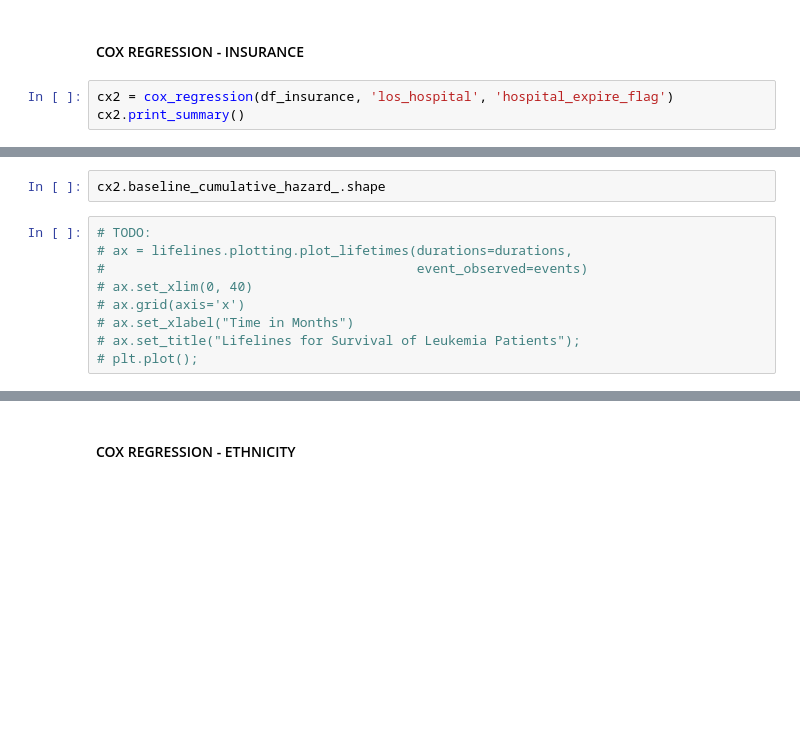
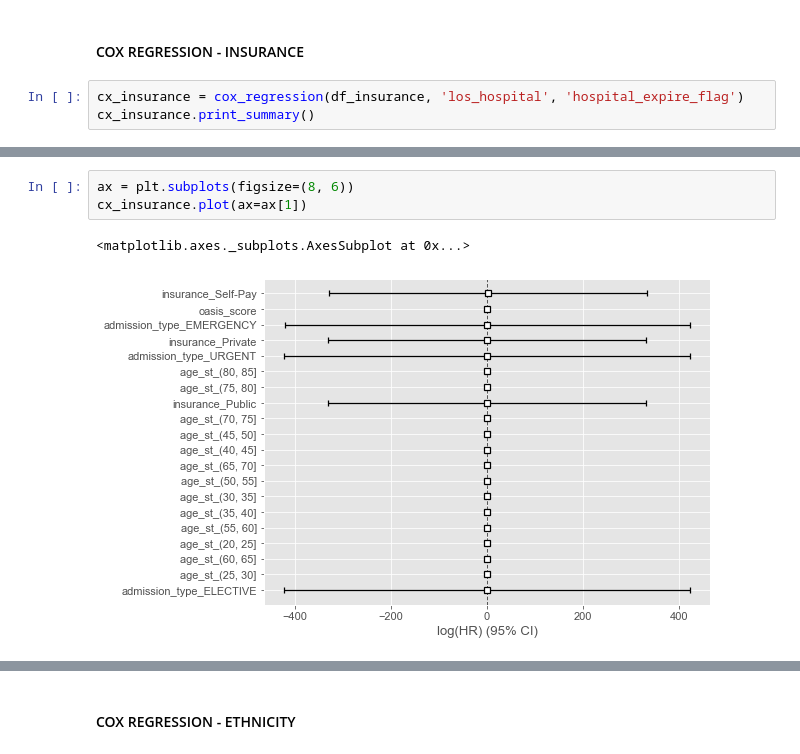
Before and after one commit to bseewald/fairness-ml-health, a Jupyter notebook: notebooks/mimic-iii/regression/cox_regression.ipynb, the cells around one changed output, grey strips where cells are left out. Saved outputs shown, nothing was run; the diff lists cells and outputs as text; blank space fills up the shorter version.

```diff
--- a/notebooks/mimic-iii/regression/cox_regression.ipynb
+++ b/notebooks/mimic-iii/regression/cox_regression.ipynb
@@ -576,5 +588,5 @@ cx.check_assumptions(df_gender)
 # %% [markdown]
 #### COX REGRESSION - INSURANCE
 # %%
-cx2 = cox_regression(df_insurance, 'los_hospital', 'hospital_expire_flag')
-cx2.print_summary()
+cx_insurance = cox_regression(df_insurance, 'los_hospital', 'hospital_expire_flag')
+cx_insurance.print_summary()
@@ -581,11 +622,6 @@ cx2.print_summary()
-# %%
-cx2.baseline_cumulative_hazard_.shape
-# %%
-# TODO:
-# ax = lifelines.plotting.plot_lifetimes(durations=durations,
-#                                        event_observed=events)
-# ax.set_xlim(0, 40)
-# ax.grid(axis='x')
-# ax.set_xlabel("Time in Months")
-# ax.set_title("Lifelines for Survival of Leukemia Patients");
-# plt.plot();
+# %%
+ax = plt.subplots(figsize=(8, 6))
+cx_insurance.plot(ax=ax[1])
+# %% [output]
+<matplotlib.axes._subplots.AxesSubplot at 0x...>
+[figure, added]
```
Also changed, not shown: parts of 46 cells of this notebook.
